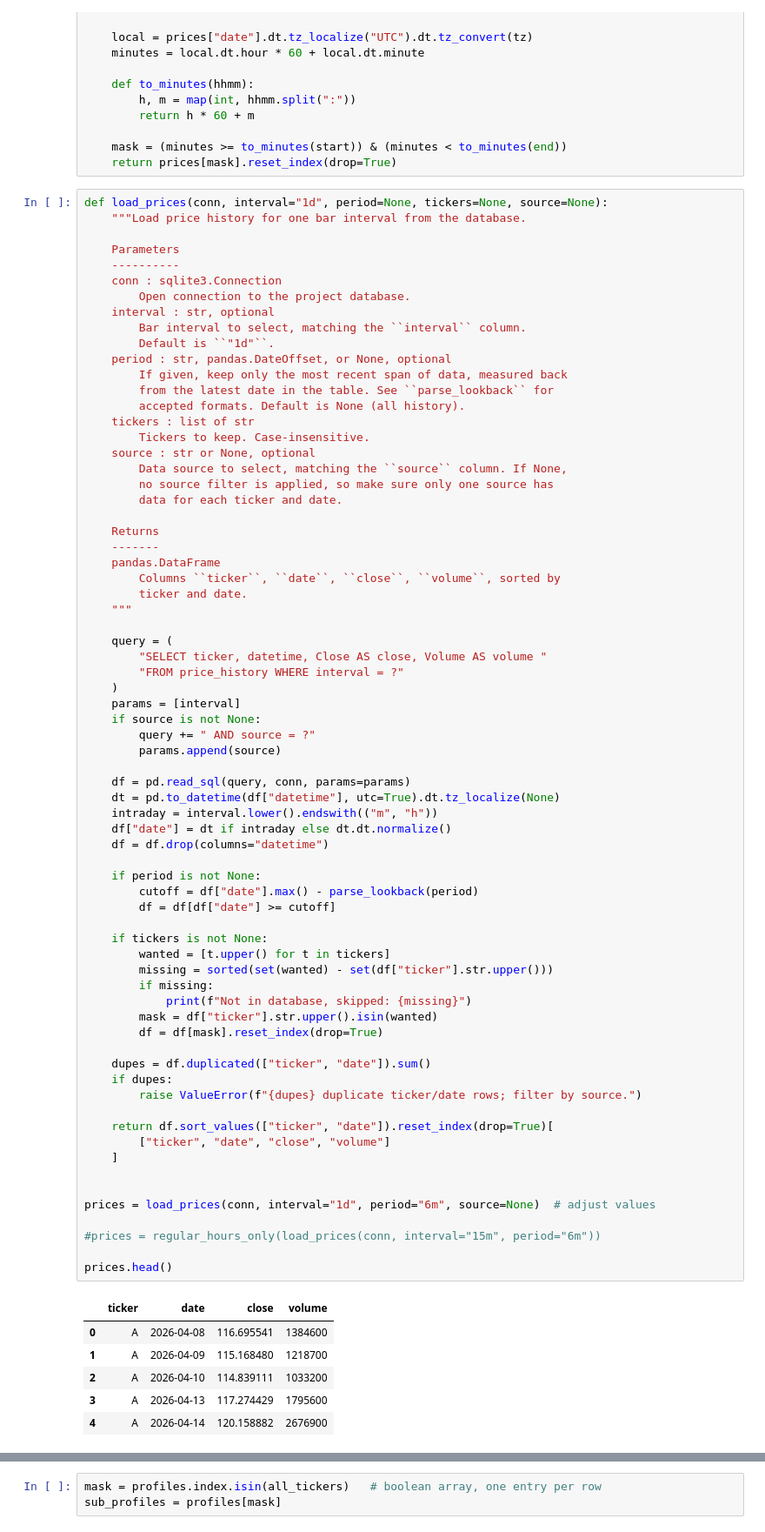
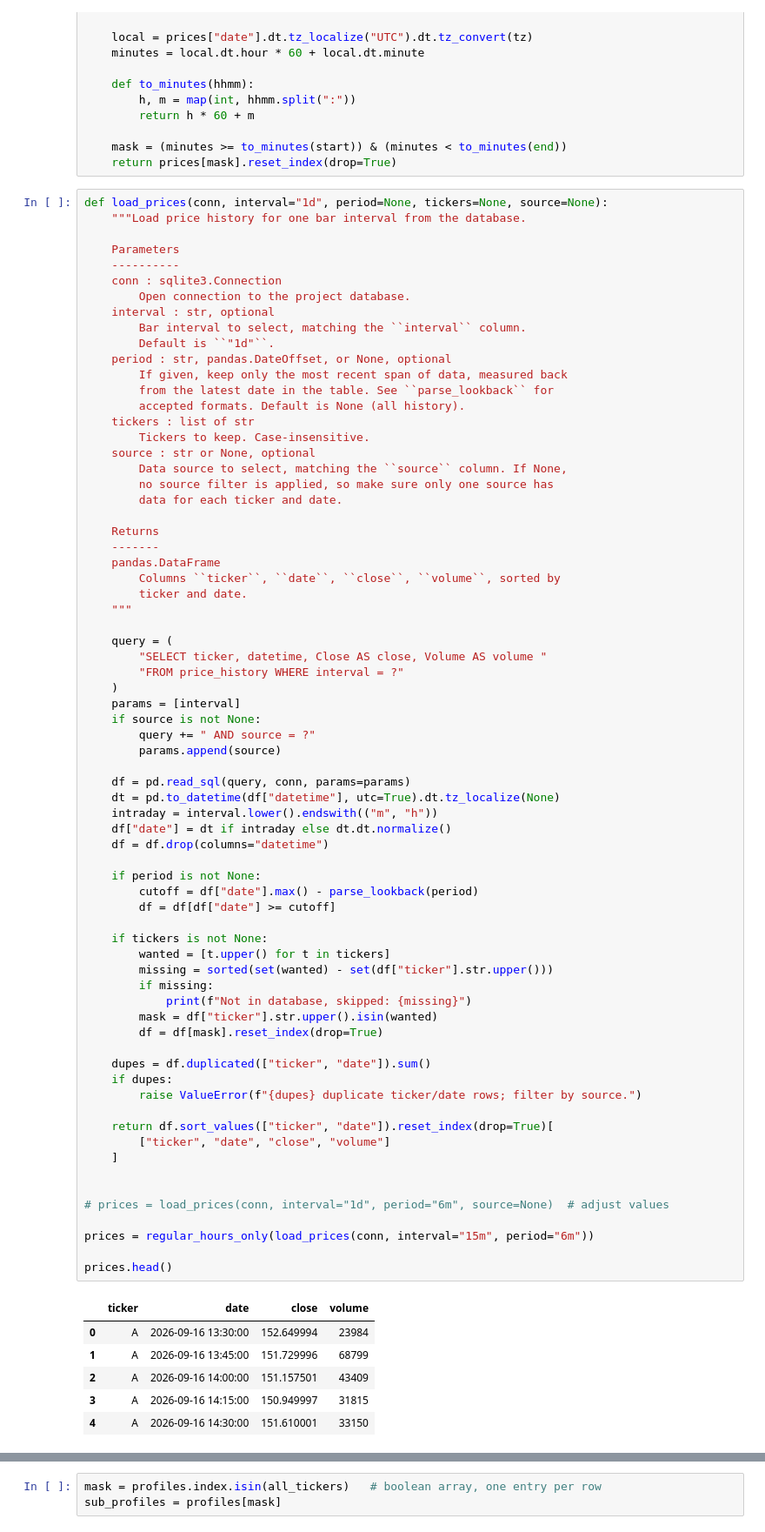
Before and after one commit to mpatelgr/finance-data-pipeline, a Jupyter notebook: notebooks/01_scikit_test.ipynb, the cells around one changed output, grey strips where cells are left out. Shown at 87% size. Drawn from its saved outputs; the diff is of its cells as text.

```diff
--- a/notebooks/01_scikit_test.ipynb
+++ b/notebooks/01_scikit_test.ipynb
@@ -185,40 +185,40 @@ def load_prices(conn, interval="1d", period=None, tickers=None, source=None):
     intraday = interval.lower().endswith(("m", "h"))
     df["date"] = dt if intraday else dt.dt.normalize()
     df = df.drop(columns="datetime")
 
     if period is not None:
         cutoff = df["date"].max() - parse_lookback(period)
         df = df[df["date"] >= cutoff]
 
     if tickers is not None:
         wanted = [t.upper() for t in tickers]
         missing = sorted(set(wanted) - set(df["ticker"].str.upper()))
         if missing:
             print(f"Not in database, skipped: {missing}")
         mask = df["ticker"].str.upper().isin(wanted)
         df = df[mask].reset_index(drop=True)
 
     dupes = df.duplicated(["ticker", "date"]).sum()
     if dupes:
         raise ValueError(f"{dupes} duplicate ticker/date rows; filter by source.")
 
     return df.sort_values(["ticker", "date"]).reset_index(drop=True)[
         ["ticker", "date", "close", "volume"]
     ]
 
 
-prices = load_prices(conn, interval="1d", period="6m", source=None)  # adjust values
+# prices = load_prices(conn, interval="1d", period="6m", source=None)  # adjust values
 
-#prices = regular_hours_only(load_prices(conn, interval="15m", period="6m"))
+prices = regular_hours_only(load_prices(conn, interval="15m", period="6m"))
 
 prices.head()
 # %% [output]
 |  | ticker | date | close | volume |
-| 0 | A | 2026-04-08 | 116.695541 | 1384600 |
-| 1 | A | 2026-04-09 | 115.168480 | 1218700 |
-| 2 | A | 2026-04-10 | 114.839111 | 1033200 |
-| 3 | A | 2026-04-13 | 117.274429 | 1795600 |
-| 4 | A | 2026-04-14 | 120.158882 | 2676900 |
+| 0 | A | 2026-09-16 13:30:00 | 152.649994 | 23984 |
+| 1 | A | 2026-09-16 13:45:00 | 151.729996 | 68799 |
+| 2 | A | 2026-09-16 14:00:00 | 151.157501 | 43409 |
+| 3 | A | 2026-09-16 14:15:00 | 150.949997 | 31815 |
+| 4 | A | 2026-09-16 14:30:00 | 151.610001 | 33150 |
 # %%
 FEATURES = ["ret_1", "ret_5", "ret_20", "vol_20", "ma_ratio", "volume_chg"]
 
```
Also changed, not shown: parts of 7 cells of this notebook.
